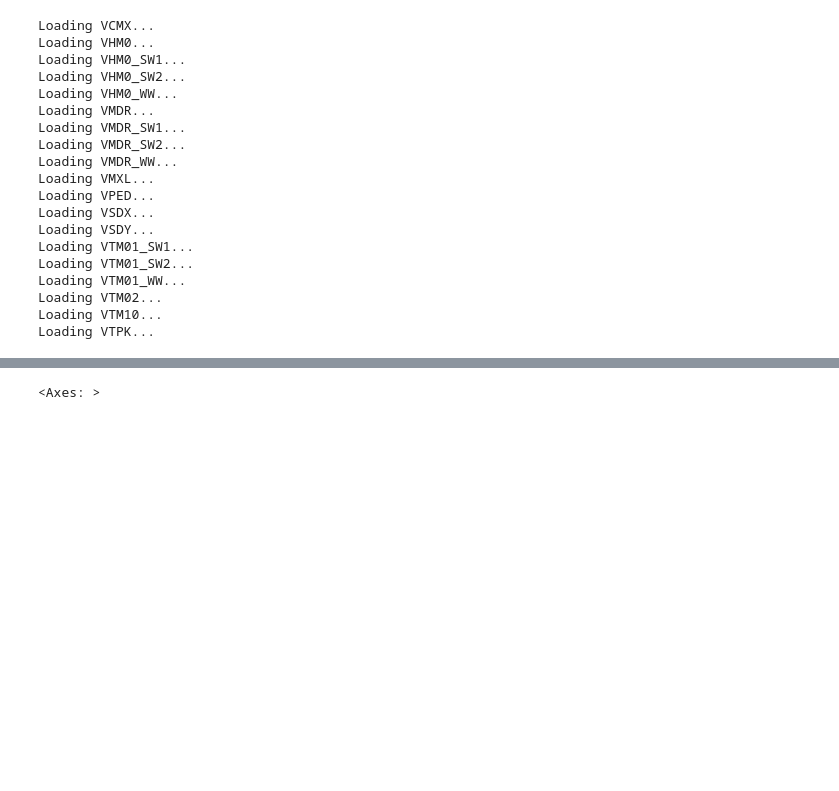
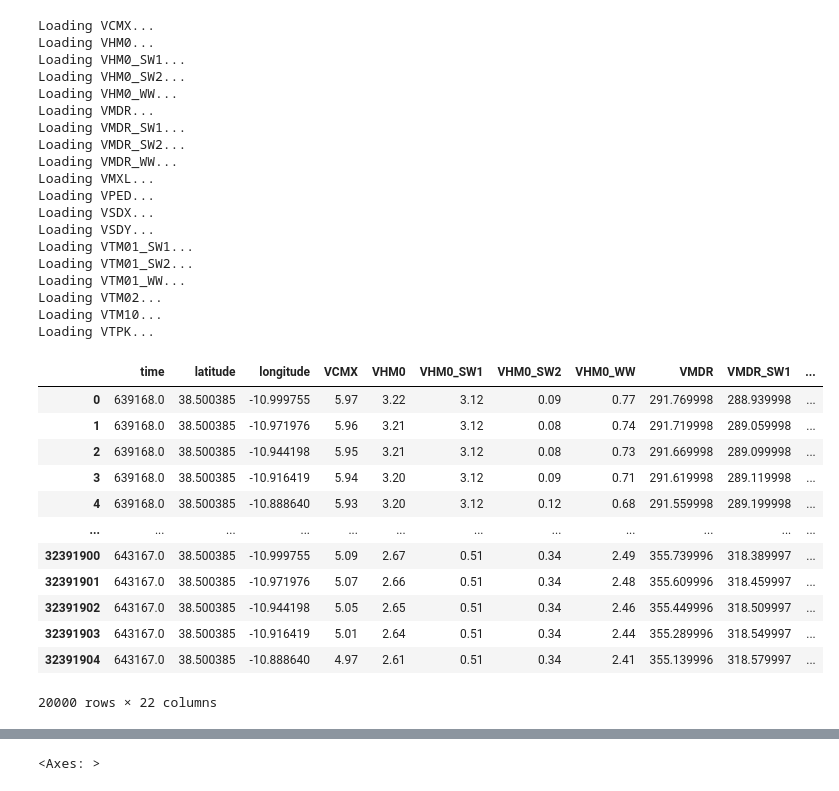
Before and after one commit to oghritik/Wave-Prediction, a Jupyter notebook: data.ipynb, the cells around one changed output, grey strips where cells are left out. Cells and saved outputs as stored; diff of their text form; code cells hidden in the pictures; blank space fills up the shorter version.

```diff
--- a/data.ipynb
+++ b/data.ipynb
@@ -94,3 +97,19 @@ Loading VTM01_WW...
 Loading VTM02...
 Loading VTM10...
 Loading VTPK...
+# %%
+df.groupby("time").head()
+# %% [output]
+|  | time | latitude | longitude | VCMX | VHM0 | VHM0_SW1 | VHM0_SW2 | VHM0_WW | VMDR | VMDR_SW1 | ... |
+| 0 | 639168.0 | 38.500385 | -10.999755 | 5.97 | 3.22 | 3.12 | 0.09 | 0.77 | 291.769998 | 288.939998 | ... |
+| 1 | 639168.0 | 38.500385 | -10.971976 | 5.96 | 3.21 | 3.12 | 0.08 | 0.74 | 291.719998 | 289.059998 | ... |
+| 2 | 639168.0 | 38.500385 | -10.944198 | 5.95 | 3.21 | 3.12 | 0.08 | 0.73 | 291.669998 | 289.099998 | ... |
+| 3 | 639168.0 | 38.500385 | -10.916419 | 5.94 | 3.20 | 3.12 | 0.09 | 0.71 | 291.619998 | 289.119998 | ... |
+| 4 | 639168.0 | 38.500385 | -10.888640 | 5.93 | 3.20 | 3.12 | 0.12 | 0.68 | 291.559998 | 289.199998 | ... |
+| ... | ... | ... | ... | ... | ... | ... | ... | ... | ... | ... | ... |
+| 32391900 | 643167.0 | 38.500385 | -10.999755 | 5.09 | 2.67 | 0.51 | 0.34 | 2.49 | 355.739996 | 318.389997 | ... |
+| 32391901 | 643167.0 | 38.500385 | -10.971976 | 5.07 | 2.66 | 0.51 | 0.34 | 2.48 | 355.609996 | 318.459997 | ... |
+| 32391902 | 643167.0 | 38.500385 | -10.944198 | 5.05 | 2.65 | 0.51 | 0.34 | 2.46 | 355.449996 | 318.509997 | ... |
+| 32391903 | 643167.0 | 38.500385 | -10.916419 | 5.01 | 2.64 | 0.51 | 0.34 | 2.44 | 355.289996 | 318.549997 | ... |
+| 32391904 | 643167.0 | 38.500385 | -10.888640 | 4.97 | 2.61 | 0.51 | 0.34 | 2.41 | 355.139996 | 318.579997 | ... |
+20000 rows × 22 columns
```
Also changed, not shown: parts of 8 cells of this notebook, 1 other file.
